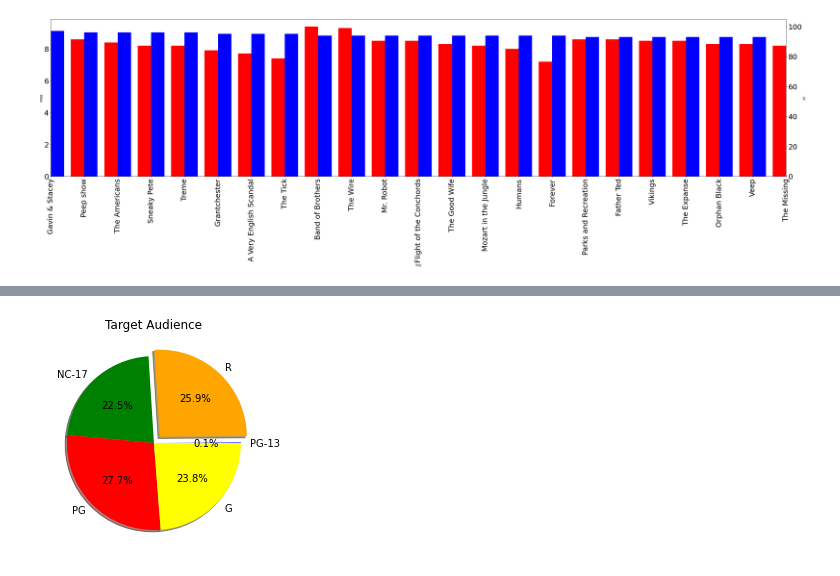
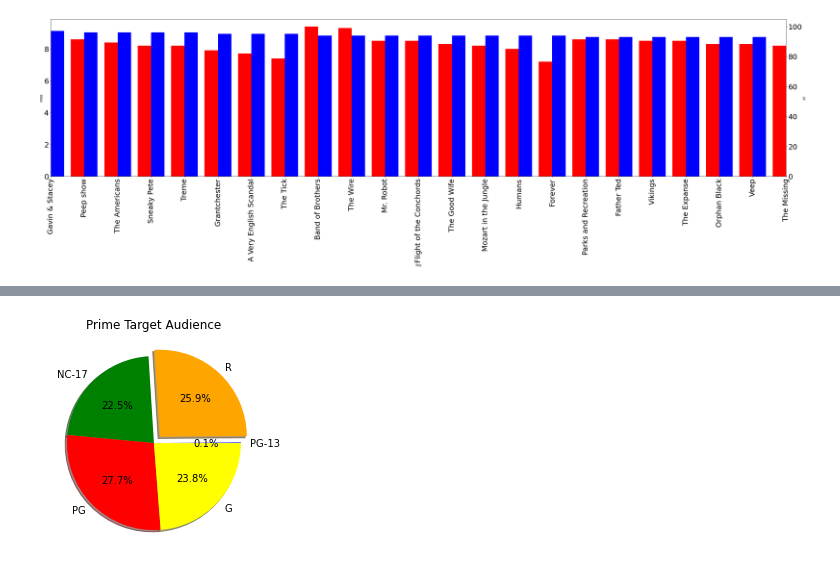
Before and after one commit to Tgreenhu/streaming-platform-analysis, a Jupyter notebook: Streaming Platforms/prime.ipynb, the cells around one changed output, grey strips where cells are left out. Saved outputs shown, nothing was run; the diff lists cells and outputs as text; code cells hidden in the pictures.

Commit message:
save charts

```diff
--- a/Streaming Platforms/prime.ipynb
+++ b/Streaming Platforms/prime.ipynb
@@ -238,14 +242,15 @@ The correlation between both factors is 0.57
 # %%
 #Netflix target audience pie chart
 
 prime_age_group = prime_df.groupby("Age")
 age_count = prime_age_group.count()
 
 explode = (0,0.1,0,0,0)
 labels = ['PG-13','R','NC-17','PG','G']
 colors = ['blue','orange','green','red','yellow']
 
 plt.pie(age_count['Title'],explode = explode, labels = labels, colors = colors,autopct="%1.1f%%", shadow=True);
-plt.title('Target Audience');
+plt.title('Prime Target Audience');
+plt.savefig("../Charts/prime_audience.pdf")
 # %% [output]
-[figure, old version]
+[figure, new version]
```
Also changed, not shown: parts of 3 cells of this notebook, 20 other files.
